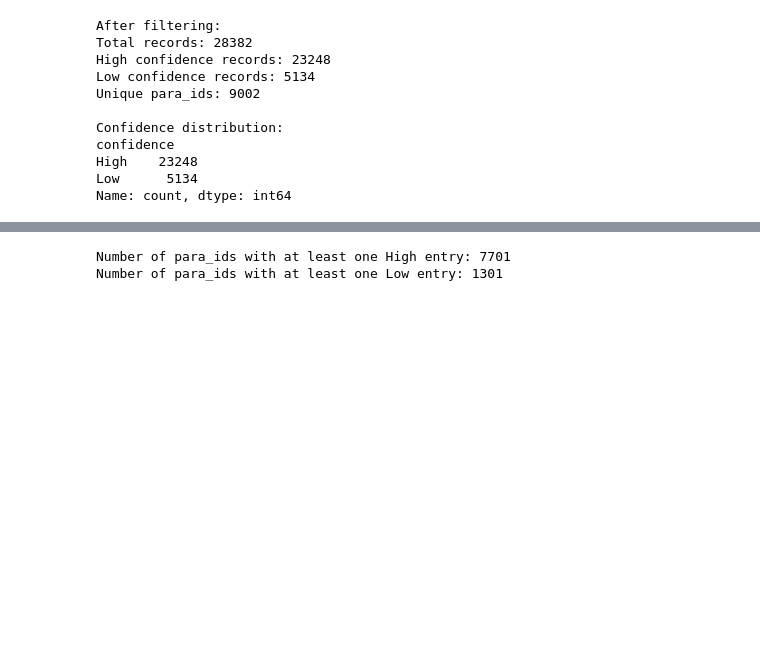
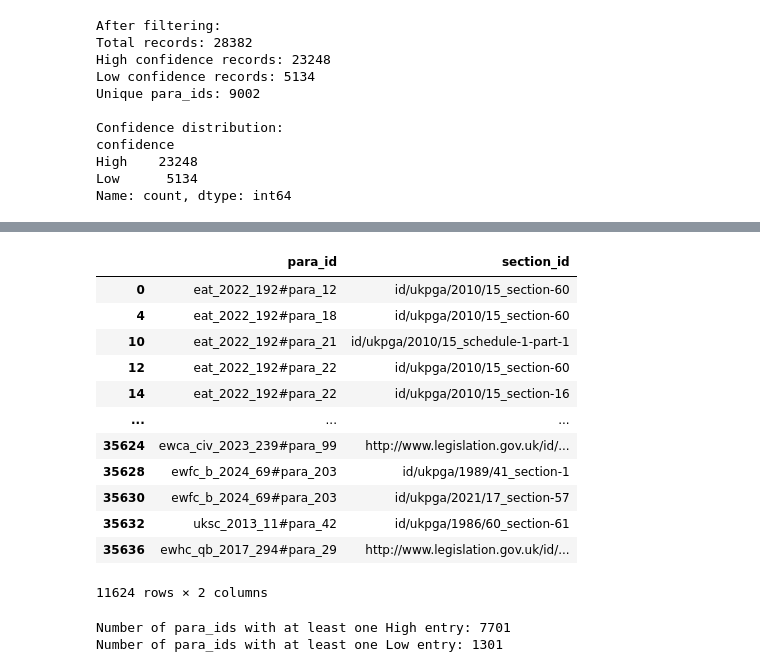
Before and after one commit to SafiaK/BridgingCaseLawAndLegislation, a Jupyter notebook: Final_Experimets/fewshot_extraction_analysis.ipynb, the cells around one changed output, grey strips where cells are left out. Drawn from its saved outputs; the diff is of its cells as text; code cells hidden in the pictures; blank space fills up the shorter version.

```diff
--- a/Final_Experimets/fewshot_extraction_analysis.ipynb
+++ b/Final_Experimets/fewshot_extraction_analysis.ipynb
@@ -205,3 +223,37 @@ Name: count, dtype: int64
+# %%
+
+# Filter df_llama based on source_pairs
+df_openai_pair = df_openai_new[df_openai_new.apply(lambda row: (row['para_id'], row['section_id']) in source_pairs, axis=1)]
+
+# Get high confidence pairs
+df_openai_high_pairs = df_openai_pair[df_openai_pair['confidence'] == 'High']
+df_openai_high_pairs = df_openai_high_pairs[['para_id', 'section_id']].drop_duplicates()
+
+# Convert high pairs to a set of tuples for efficient lookup
+high_pairs_set_openai = set(df_openai_high_pairs.apply(lambda row: (row['para_id'], row['section_id']), axis=1))
+
+# Get low confidence pairs that are not in high confidence pairs
+df_openai_low_pairs = df_openai_new[
+    (df_openai_new['confidence'] == 'Low') &
+    (~df_openai_new.apply(lambda row: (row['para_id'], row['section_id']) in high_pairs_set_openai, axis=1))
+]
+df_openai_low_pairs = df_openai_low_pairs[['para_id', 'section_id']].drop_duplicates()
+# %%
+df_openai_high_pairs
+# %% [output]
+|  | para_id | section_id |
+| 0 | eat_2022_192#para_12 | id/ukpga/2010/15_section-60 |
+| 4 | eat_2022_192#para_18 | id/ukpga/2010/15_section-60 |
+| 10 | eat_2022_192#para_21 | id/ukpga/2010/15_schedule-1-part-1 |
+| 12 | eat_2022_192#para_22 | id/ukpga/2010/15_section-60 |
+| 14 | eat_2022_192#para_22 | id/ukpga/2010/15_section-16 |
+| ... | ... | ... |
+| 35624 | ewca_civ_2023_239#para_99 | http://www.legislation.gov.uk/id/... |
+| 35628 | ewfc_b_2024_69#para_203 | id/ukpga/1989/41_section-1 |
+| 35630 | ewfc_b_2024_69#para_203 | id/ukpga/2021/17_section-57 |
+| 35632 | uksc_2013_11#para_42 | id/ukpga/1986/60_section-61 |
+| 35636 | ewhc_qb_2017_294#para_29 | http://www.legislation.gov.uk/id/... |
+11624 rows × 2 columns
 # %%
 High_ids_openai = df_openai_filtered[df_openai_filtered['confidence'] == 'High']['para_id'].nunique()
 print(f"Number of para_ids with at least one High entry: {High_ids_openai}")
```
Also changed, not shown: parts of 17 cells of this notebook, 9 other files.
